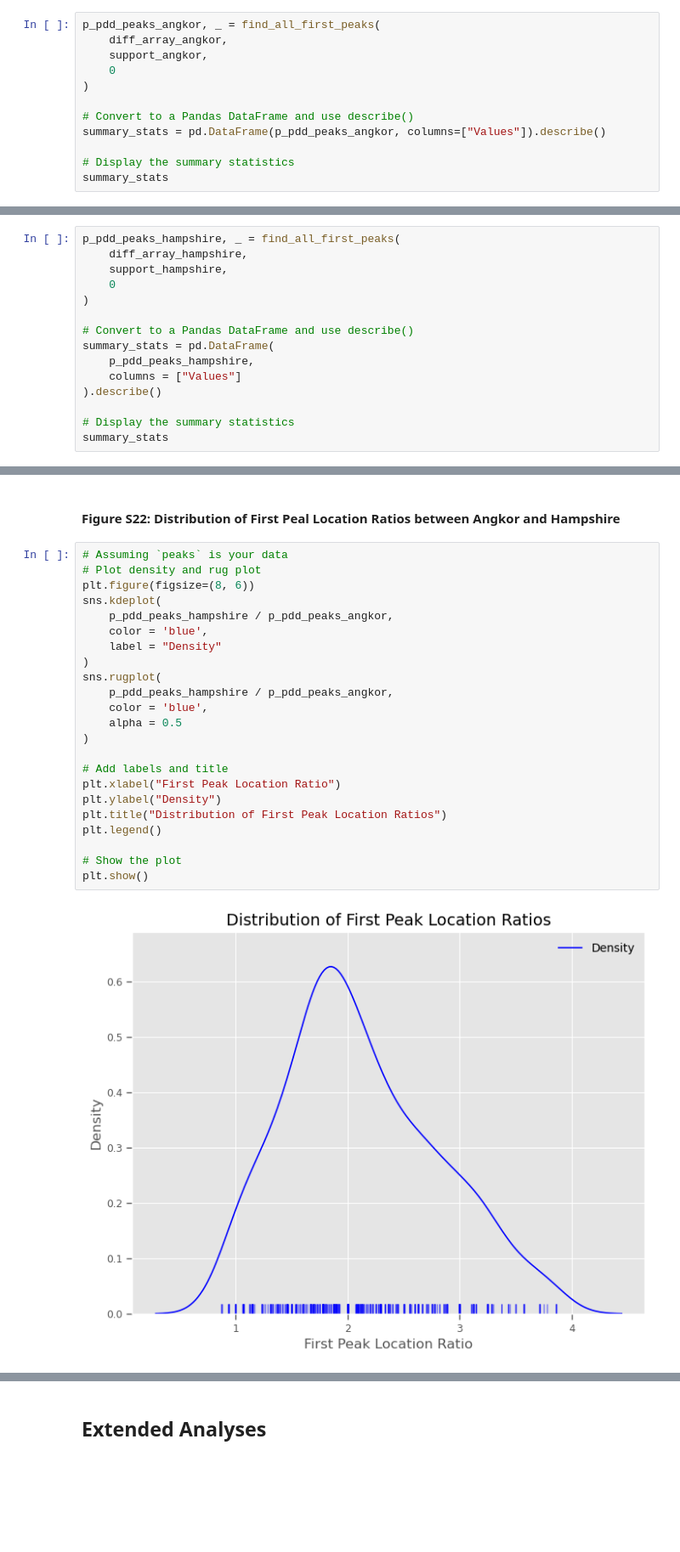
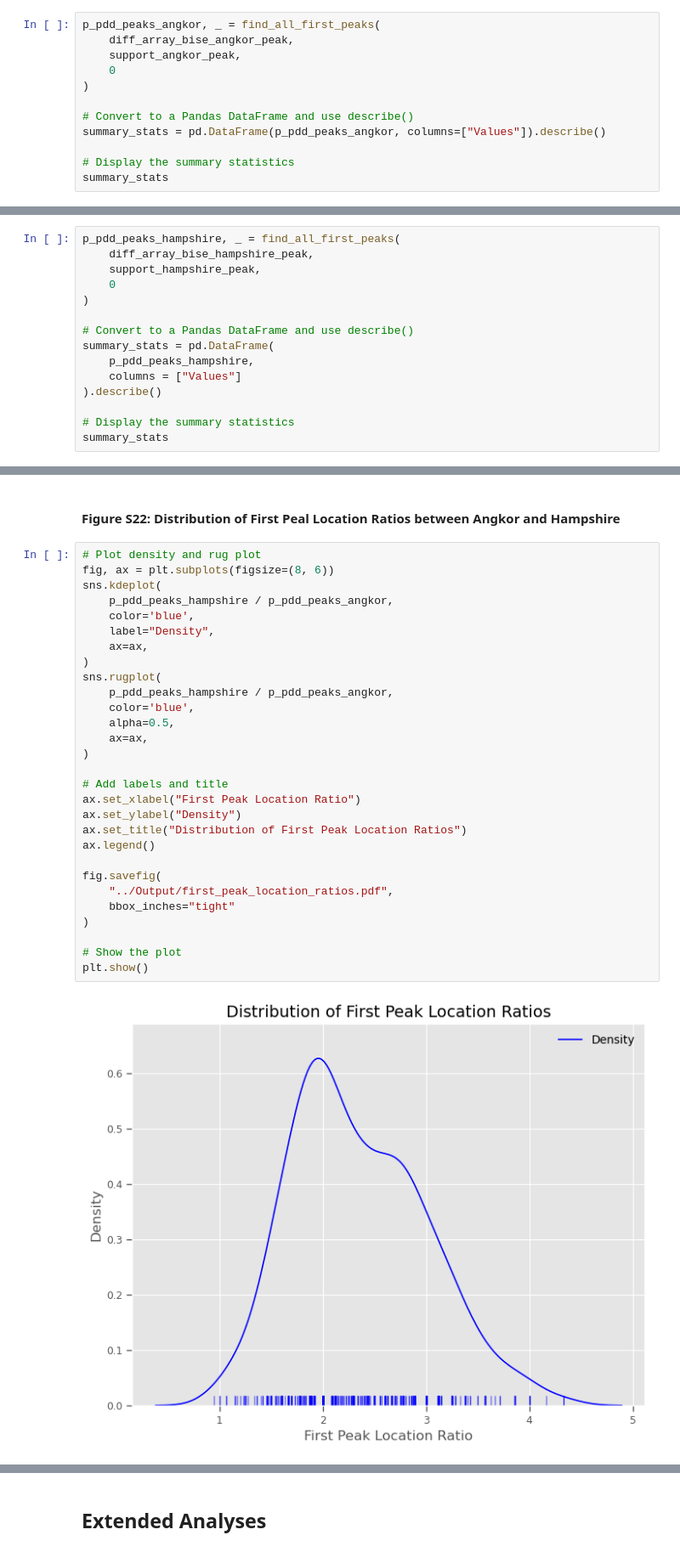
Before and after one commit to wccarleton/angkorclusters, a Jupyter notebook: Src/analysis.ipynb, the cells around one changed output, grey strips where cells are left out. Shown at 85% size. Saved outputs shown, nothing was run; the diff lists cells and outputs as text; blank space fills up the shorter version.

```diff
--- a/Src/analysis.ipynb
+++ b/Src/analysis.ipynb
@@ -1318,7 +1325,7 @@ p_diff_array_angkor, diff_array_angkor = clustering.p_diff(
 # %%
 p_pdd_peaks_angkor, _ = find_all_first_peaks(
-    diff_array_angkor,
-    support_angkor,
+    diff_array_bise_angkor_peak,
+    support_angkor_peak,
     0
 )
 
@@ -1407,8 +1414,8 @@ p_diff_array_hampshire, diff_array_hampshire = clustering.p_diff(
 )
 # %%
 p_pdd_peaks_hampshire, _ = find_all_first_peaks(
-    diff_array_hampshire,
-    support_hampshire,
+    diff_array_bise_hampshire_peak,
+    support_hampshire_peak,
     0
 )
 
@@ -1498,27 +1509,33 @@ summary_stats
 # %% [markdown]
 #### Figure S22: Distribution of First Peal Location Ratios between Angkor and Hampshire
 # %%
-# Assuming `peaks` is your data
 # Plot density and rug plot
-plt.figure(figsize=(8, 6))
+fig, ax = plt.subplots(figsize=(8, 6))
 sns.kdeplot(
     p_pdd_peaks_hampshire / p_pdd_peaks_angkor,
-    color = 'blue',
-    label = "Density"
+    color='blue',
+    label="Density",
+    ax=ax,
 )
 sns.rugplot(
     p_pdd_peaks_hampshire / p_pdd_peaks_angkor,
-    color = 'blue',
-    alpha = 0.5
+    color='blue',
+    alpha=0.5,
+    ax=ax,
 )
 
 # Add labels and title
-plt.xlabel("First Peak Location Ratio")
-plt.ylabel("Density")
-plt.title("Distribution of First Peak Location Ratios")
-plt.legend()
+ax.set_xlabel("First Peak Location Ratio")
+ax.set_ylabel("Density")
+ax.set_title("Distribution of First Peak Location Ratios")
+ax.legend()
+
+fig.savefig(
+    "../Output/first_peak_location_ratios.pdf",
+    bbox_inches="tight"
+)
 
 # Show the plot
 plt.show()
 # %% [output]
-[figure, old version]
+[figure, new version]
```
Also changed, not shown: parts of 32 cells of this notebook, 26 other files.
